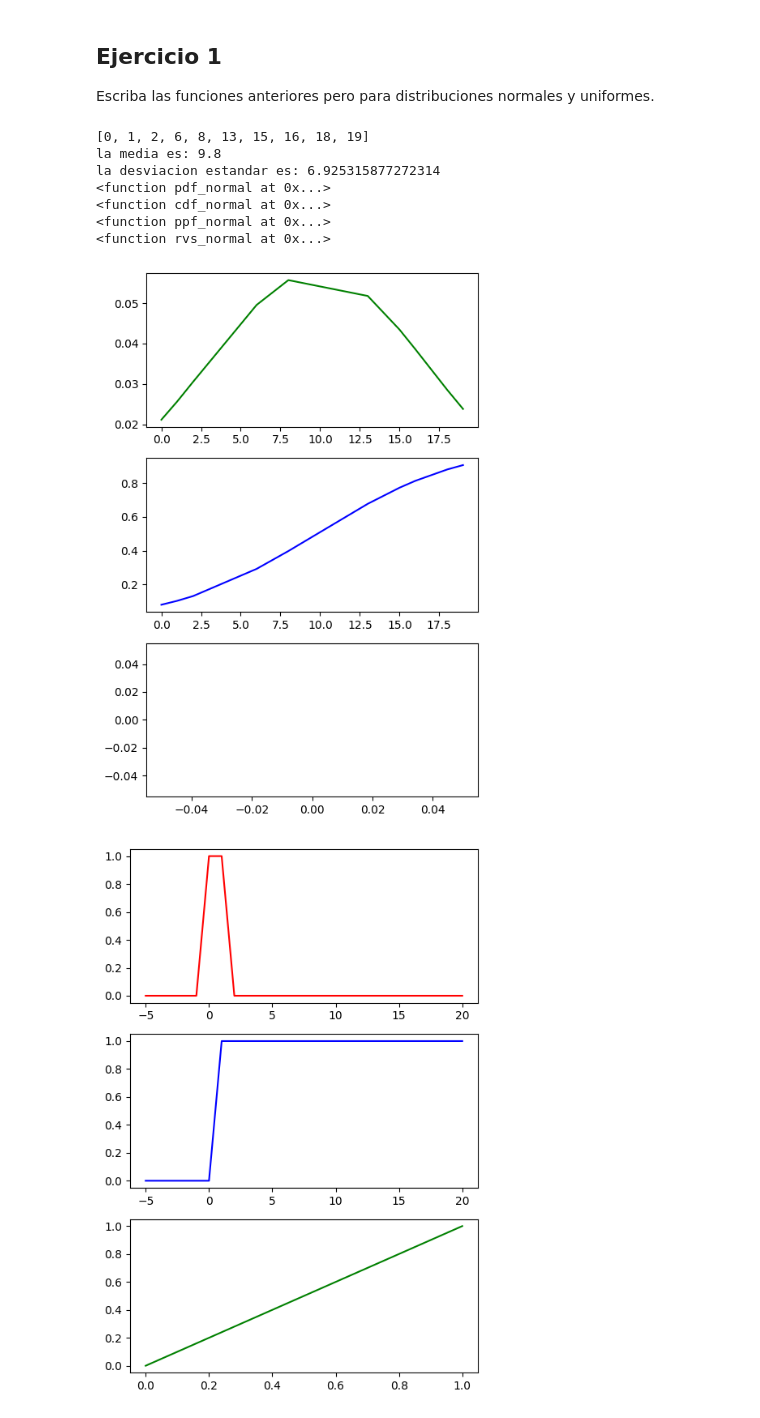
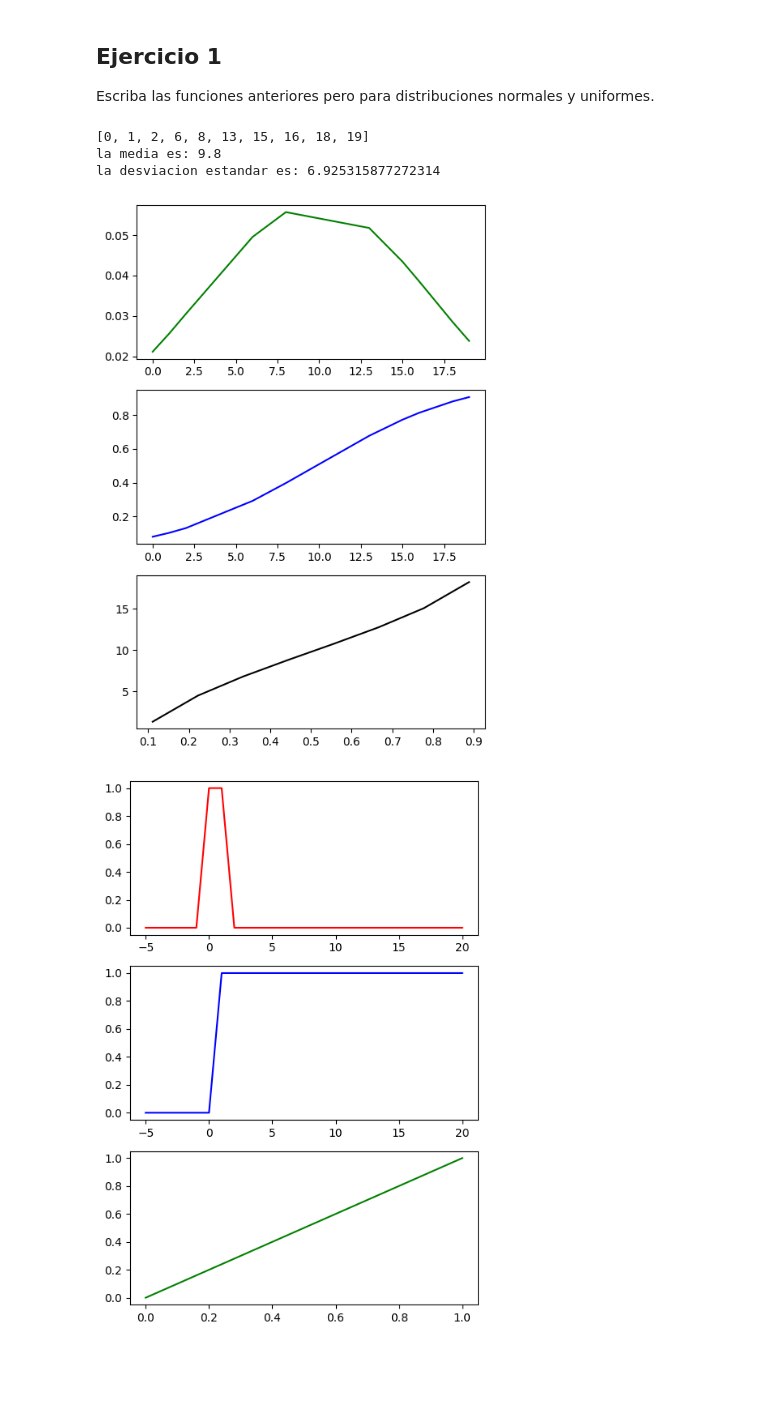
Before and after one commit to 4GeeksAcademy/Tulio-Gimenez-Proyecto-de-distibucion-de-probabilidad-con-python, a Jupyter notebook: notebook/problems.es.ipynb, the cells around one changed output. Cells and saved outputs as stored; diff of their text form; code cells hidden in the pictures; blank space fills up the shorter version.

```diff
--- a/notebook/problems.es.ipynb
+++ b/notebook/problems.es.ipynb
@@ -92,7 +92,7 @@ from scipy.stats import norm
 import random
 
 random.seed(123)
-lista = sorted(random.sample(range(20), 10))
+lista = sorted(random.sample(range(20), 10,))
 print(lista)
 media = np.mean(lista)
 print(f"la media es: {media}")
@@ -105,8 +105,6 @@ def pdf_normal(x, mean = media, std = desv_estandar):
 
     return result
 
-print(pdf_normal)
-
 
 
 def cdf_normal(x, mean = media, std = desv_estandar):
@@ -114,8 +112,6 @@ def cdf_normal(x, mean = media, std = desv_estandar):
     result = norm.cdf(x = x, loc = mean, scale = std)
 
     return result
-
-print(cdf_normal)
 
 
 
@@ -123,48 +119,44 @@ print(cdf_normal)
 def ppf_normal(p, mean = media, std = desv_estandar):
 
     result = norm.ppf(q = p, loc = mean, scale = std)
 
     return result
 
-print(ppf_normal)
-
 
 
 def rvs_normal(n, mean = media, std = desv_estandar):
 
     result = norm.rvs(size = n, loc = mean, scale = std)
 
     return result
 
-print(rvs_normal)
 
 
 mean = media
 std = desv_estandar
-#data = np.arange(-5, 20, 0.10)
+data = lista
+#data = np.arange(mean - 4*std, mean + 4*std, 0.01)
 
-pmf = pdf_normal(lista, mean = mean, std = std)
-cdf = cdf_normal(lista, mean = mean, std = std)
-ppf = ppf_normal(lista, mean = mean, std = std)
+pmf = pdf_normal(data, mean = mean, std = std)
+cdf = cdf_normal(data, mean = mean, std = std)
+#ppf = ppf_normal(data, mean = mean, std = std)
+probs = np.linspace(0, 1, len(lista))
+ppf = ppf_normal(probs, mean=media, std=desv_estandar)
 
 fig, axis = plt.subplots(3, 1, figsize = (5, 7))
 
-axis[0].plot(lista, pmf, "green")
-axis[1].plot(lista, cdf, "blue")
-axis[2].plot(lista, ppf, "black")
+axis[0].plot(data, pmf, "green")
+axis[1].plot(data, cdf, "blue")
+axis[2].plot(probs, ppf, "black")
 
 plt.tight_layout()
 
 plt.show()
 # %% [output]
 [0, 1, 2, 6, 8, 13, 15, 16, 18, 19]
 la media es: 9.8
 la desviacion estandar es: 6.925315877272314
-<function pdf_normal at 0x...>
-<function cdf_normal at 0x...>
-<function ppf_normal at 0x...>
-<function rvs_normal at 0x...>
-[figure, old version]
+[figure, new version]
 # %%
 # Distribucin Uniforme
 from scipy.stats import uniform
```
